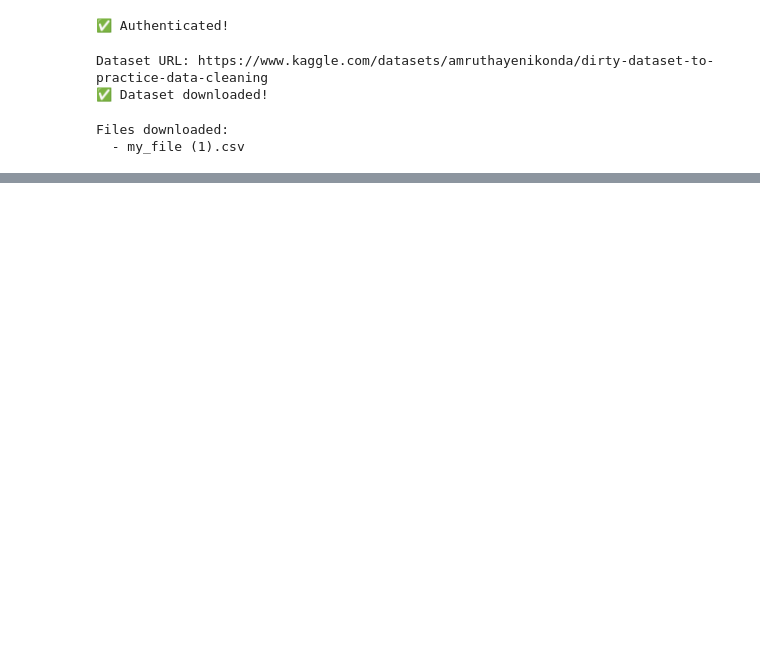
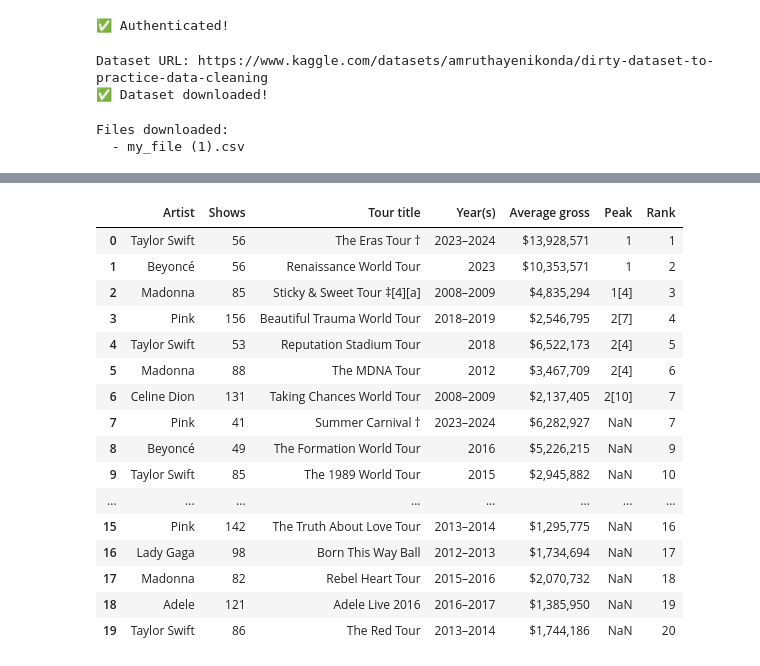
Before and after one commit to mohitmishra8921/Datascience, a Jupyter notebook: kaggle.ipynb, the cells around one changed output, grey strips where cells are left out. Drawn from its saved outputs; the diff is of its cells as text; code cells hidden in the pictures; blank space fills up the shorter version.

```diff
--- a/kaggle.ipynb
+++ b/kaggle.ipynb
@@ -66,3 +66,24 @@ df
 | 17 | 18 | NaN | NaN | $169,800,000 | $207,046,755 | Madonna | Rebel Heart Tour | 2015–2016 | ... |
 | 18 | 19 | NaN | NaN | $167,700,000[e] | $204,486,106 | Adele | Adele Live 2016 | 2016–2017 | ... |
 | 19 | 20 | NaN | NaN | $150,000,000 | $185,423,109 | Taylor Swift | The Red Tour | 2013–2014 | ... |
+# %%
+df1=df[["Artist","Shows","Tour title","Year(s)","Average gross","Peak","Rank"]].copy()
+df1
+# %% [output]
+|  | Artist | Shows | Tour title | Year(s) | Average gross | Peak | Rank |
+| 0 | Taylor Swift | 56 | The Eras Tour † | 2023–2024 | $13,928,571 | 1 | 1 |
+| 1 | Beyoncé | 56 | Renaissance World Tour | 2023 | $10,353,571 | 1 | 2 |
+| 2 | Madonna | 85 | Sticky & Sweet Tour ‡[4][a] | 2008–2009 | $4,835,294 | 1[4] | 3 |
+| 3 | Pink | 156 | Beautiful Trauma World Tour | 2018–2019 | $2,546,795 | 2[7] | 4 |
+| 4 | Taylor Swift | 53 | Reputation Stadium Tour | 2018 | $6,522,173 | 2[4] | 5 |
+| 5 | Madonna | 88 | The MDNA Tour | 2012 | $3,467,709 | 2[4] | 6 |
+| 6 | Celine Dion | 131 | Taking Chances World Tour | 2008–2009 | $2,137,405 | 2[10] | 7 |
+| 7 | Pink | 41 | Summer Carnival † | 2023–2024 | $6,282,927 | NaN | 7 |
+| 8 | Beyoncé | 49 | The Formation World Tour | 2016 | $5,226,215 | NaN | 9 |
+| 9 | Taylor Swift | 85 | The 1989 World Tour | 2015 | $2,945,882 | NaN | 10 |
+| ... | ... | ... | ... | ... | ... | ... | ... |
+| 15 | Pink | 142 | The Truth About Love Tour | 2013–2014 | $1,295,775 | NaN | 16 |
+| 16 | Lady Gaga | 98 | Born This Way Ball | 2012–2013 | $1,734,694 | NaN | 17 |
+| 17 | Madonna | 82 | Rebel Heart Tour | 2015–2016 | $2,070,732 | NaN | 18 |
+| 18 | Adele | 121 | Adele Live 2016 | 2016–2017 | $1,385,950 | NaN | 19 |
+| 19 | Taylor Swift | 86 | The Red Tour | 2013–2014 | $1,744,186 | NaN | 20 |
```
Also changed, not shown: parts of 12 cells of this notebook, 1 other file.
